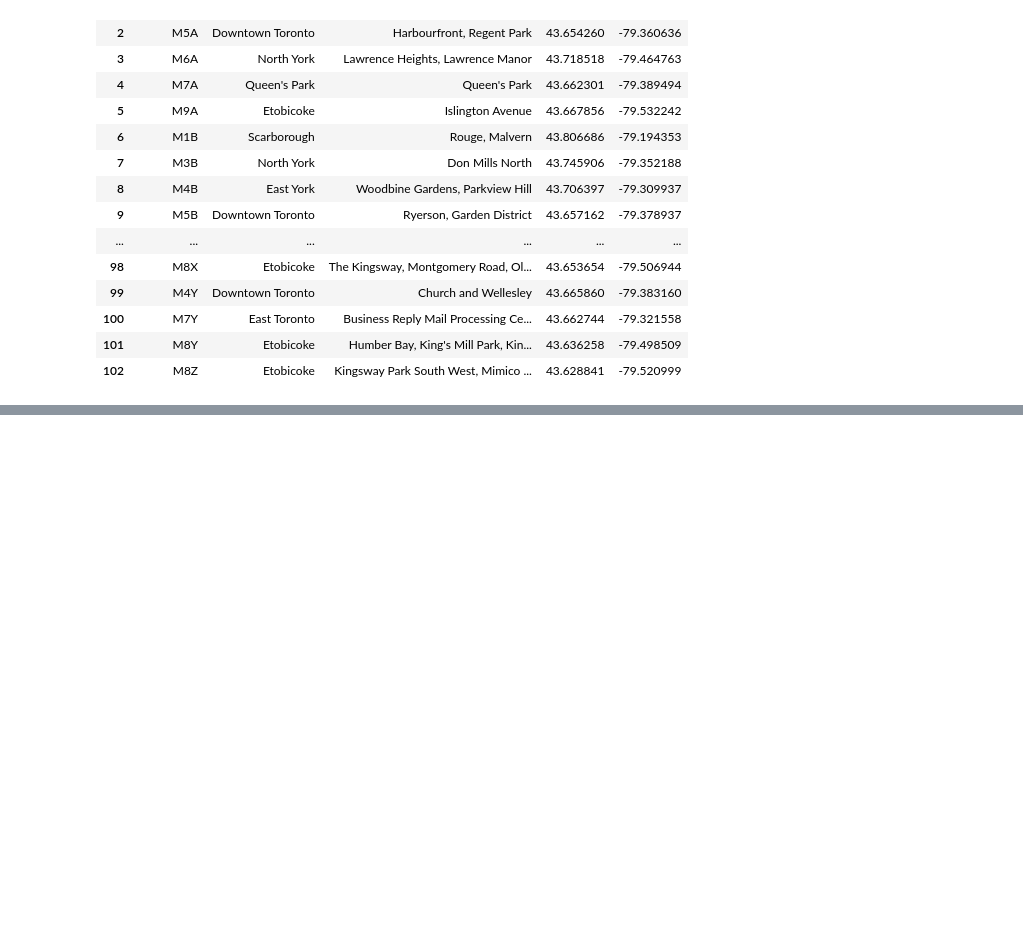
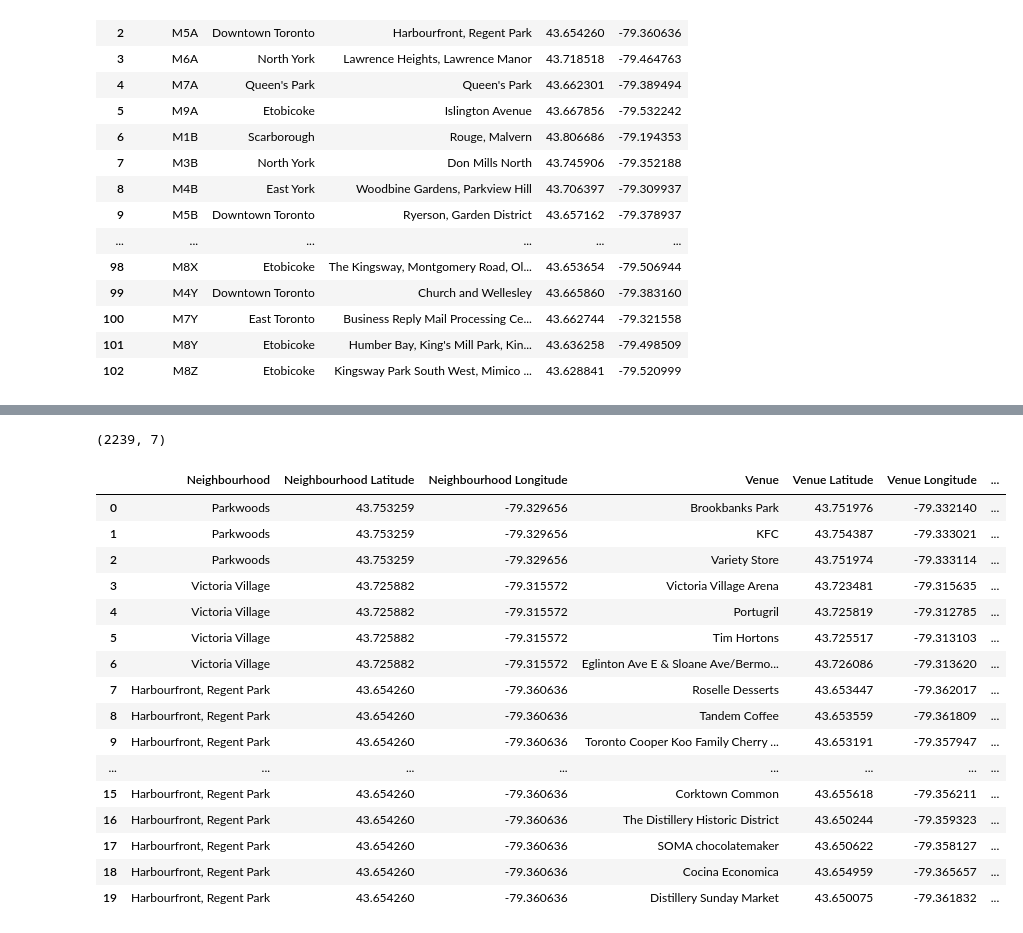
Before and after one commit to james7yun/Coursera_Capstone, a Jupyter notebook: Data Science Capstone - Segmenting and Clustering.ipynb, the cells around one changed output, grey strips where cells are left out. Cells and saved outputs as stored; diff of their text form; code cells hidden in the pictures; blank space fills up the shorter version.

```diff
--- a/Data Science Capstone - Segmenting and Clustering.ipynb
+++ b/Data Science Capstone - Segmenting and Clustering.ipynb
@@ -1658,0 +1652,23 @@ neighbourhoods
+# %%
+# Latitude and longitude of Toronto
+latitude = 43.6532
+longitude = -79.3832
+
+# Creating a map of Toronto using latitude and longitude values
+map_toronto = folium.Map(location=[latitude, longitude], zoom_start=10)
+
+# Adding markers to map
+for lat, lng, borough, neighbourhood in zip(neighbourhoods['Latitude'], neighbourhoods['Longitude'], neighbourhoods['Borough'], neighbourhoods['Neighbourhood']):
+    label = '{}, {}'.format(neighbourhood, borough)
+    label = folium.Popup(label, parse_html=True)
+    folium.CircleMarker(
+        [lat, lng],
+        radius=5,
+        popup=label,
+        color='blue',
+        fill=True,
+        fill_color='#3186cc',
+        fill_opacity=0.7,
+        parse_html=False).add_to(map_toronto)
+
+map_toronto
@@ -1658,0 +1679,5 @@ neighbourhoods
+# %%
+# @ hidden
+CLIENT_ID = 'OFRCH3PCPQ5L22S2DKVCTPUVVYUIE5AHV1JAUV4UCGF2HJFN' # your Foursquare ID
+CLIENT_SECRET = 'PQJ1WF2SAOZYNGJ1FZOWTJT3Y3JXUIOQWHD0FF015ASAEZKT' # your Foursquare Secret
+VERSION = '20180605' # Foursquare API version
@@ -1658,0 +1728,10 @@ neighbourhoods
+# %%
+# Getting Toronto venues and putting them into Pandas dataframe
+
+LIMIT = 100 # limit of number of venues returned by Foursquare API
+radius = 500 # define radius
+
+toronto_venues = getNearbyVenues(names=neighbourhoods['Neighbourhood'],
+                                   latitudes=neighbourhoods['Latitude'],
+                                   longitudes=neighbourhoods['Longitude']
+                                  )
@@ -1658,0 +1756,23 @@ neighbourhoods
+# %%
+# Size of the Toronto venue dataframe
+print(toronto_venues.shape)
+toronto_venues[0:20]
+# %% [output]
+(2239, 7)
+|  | Neighbourhood | Neighbourhood Latitude | Neighbourhood Longitude | Venue | Venue Latitude | Venue Longitude | ... |
+| 0 | Parkwoods | 43.753259 | -79.329656 | Brookbanks Park | 43.751976 | -79.332140 | ... |
+| 1 | Parkwoods | 43.753259 | -79.329656 | KFC | 43.754387 | -79.333021 | ... |
+| 2 | Parkwoods | 43.753259 | -79.329656 | Variety Store | 43.751974 | -79.333114 | ... |
+| 3 | Victoria Village | 43.725882 | -79.315572 | Victoria Village Arena | 43.723481 | -79.315635 | ... |
+| 4 | Victoria Village | 43.725882 | -79.315572 | Portugril | 43.725819 | -79.312785 | ... |
+| 5 | Victoria Village | 43.725882 | -79.315572 | Tim Hortons | 43.725517 | -79.313103 | ... |
+| 6 | Victoria Village | 43.725882 | -79.315572 | Eglinton Ave E & Sloane Ave/Bermo... | 43.726086 | -79.313620 | ... |
+| 7 | Harbourfront, Regent Park | 43.654260 | -79.360636 | Roselle Desserts | 43.653447 | -79.362017 | ... |
+| 8 | Harbourfront, Regent Park | 43.654260 | -79.360636 | Tandem Coffee | 43.653559 | -79.361809 | ... |
+| 9 | Harbourfront, Regent Park | 43.654260 | -79.360636 | Toronto Cooper Koo Family Cherry ... | 43.653191 | -79.357947 | ... |
+| ... | ... | ... | ... | ... | ... | ... | ... |
+| 15 | Harbourfront, Regent Park | 43.654260 | -79.360636 | Corktown Common | 43.655618 | -79.356211 | ... |
+| 16 | Harbourfront, Regent Park | 43.654260 | -79.360636 | The Distillery Historic District | 43.650244 | -79.359323 | ... |
+| 17 | Harbourfront, Regent Park | 43.654260 | -79.360636 | SOMA chocolatemaker | 43.650622 | -79.358127 | ... |
+| 18 | Harbourfront, Regent Park | 43.654260 | -79.360636 | Cocina Economica | 43.654959 | -79.365657 | ... |
+| 19 | Harbourfront, Regent Park | 43.654260 | -79.360636 | Distillery Sunday Market | 43.650075 | -79.361832 | ... |
```
Also changed, not shown: parts of 29 cells of this notebook.
